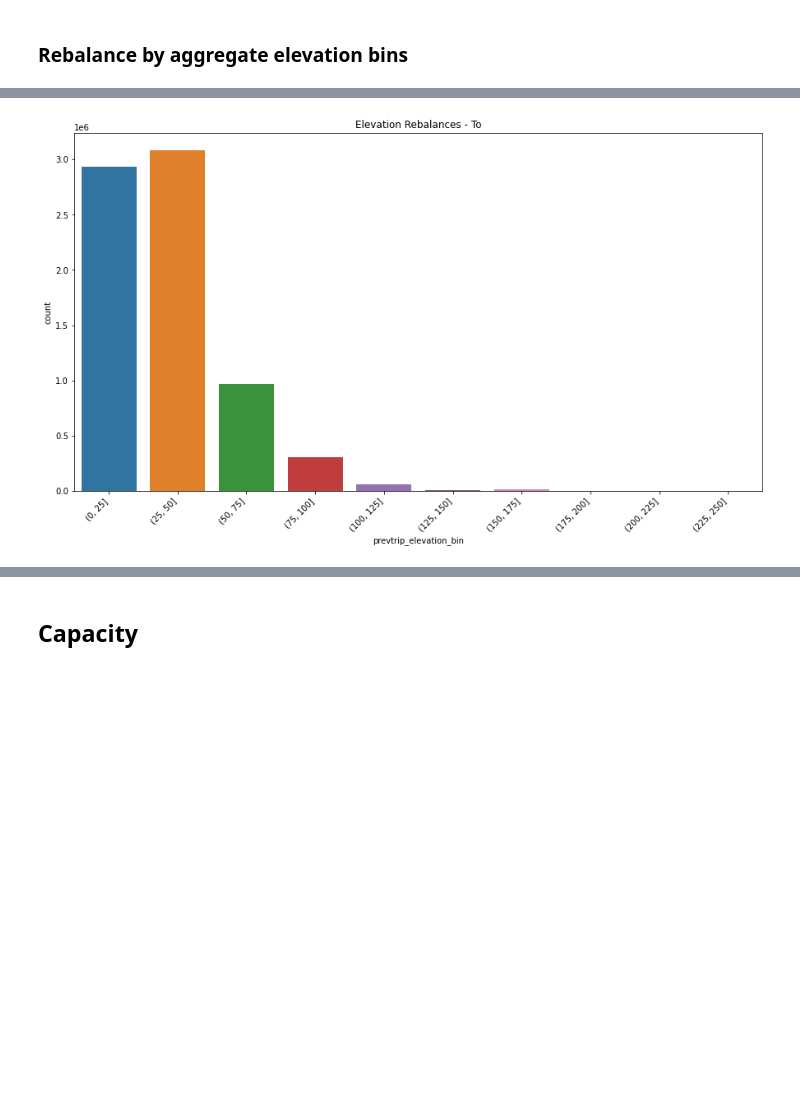
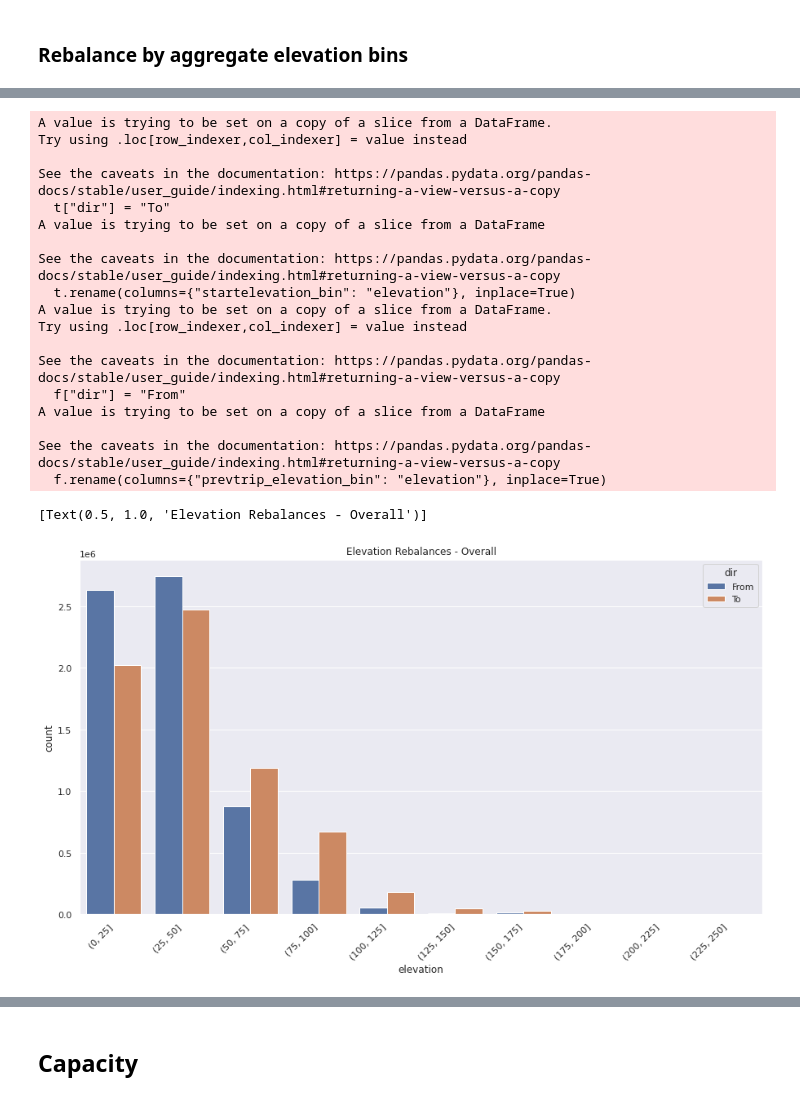
Before and after one commit to rishigoutam/citibike, a Jupyter notebook: eda/rebalance_eda.ipynb, the cells around one changed output, grey strips where cells are left out. Cells and saved outputs as stored; diff of their text form; code cells hidden in the pictures; blank space fills up the shorter version.

```diff
--- a/eda/rebalance_eda.ipynb
+++ b/eda/rebalance_eda.ipynb
@@ -61,14 +58,13 @@ converting...
 ## Create Features
 # %%
 # date/time features
-rebal["rebal_dow"] = pd.DatetimeIndex(rebal["starttime"]).dayofweek
+rebal["rebal_dow"] = pd.DatetimeIndex(
+    rebal["starttime"]
+).dayofweek  # Monday = 0, Sunday = 6
 rebal["rebal_dom"] = pd.DatetimeIndex(rebal["starttime"]).day
 rebal["rebal_week"] = pd.DatetimeIndex(rebal["starttime"]).week
 rebal["rebal_month"] = pd.DatetimeIndex(rebal["starttime"]).month
 rebal["rebal_year"] = pd.DatetimeIndex(rebal["starttime"]).year
-rebal["rebal_time_hr"] = (rebal.starttime - rebal.prevtrip_stoptime) / np.timedelta64(
-    1, "h"
-)
 
 # elevation features
 rebal["rebal_elev_change"] = rebal.startelevation_ft - rebal.prevtrip_elevation_ft
@@ -318,9 +323,39 @@ plt.show()
 # %%
-# rebalances from elevation (binned)
+# rebalances to & from (binned)
+
+
+# change axis to millions (see temporal)
+
+
+t = rebal[["startelevation_bin"]]
+t["dir"] = "To"
+t.rename(columns={"startelevation_bin": "elevation"}, inplace=True)
+f = rebal[["prevtrip_elevation_bin"]]
+f["dir"] = "From"
+f.rename(columns={"prevtrip_elevation_bin": "elevation"}, inplace=True)
+g = pd.concat([f, t], axis=0)
 plt.figure(figsize=(15, 8))
-x = sns.countplot(x=rebal.prevtrip_elevation_bin)
+x = sns.countplot(x=g.elevation, hue=g.dir)
 x.set_xticklabels(x.get_xticklabels(), rotation=45, horizontalalignment="right")
-x.set(title="Elevation Rebalances - To")
-plt.show()
+x.set(title="Elevation Rebalances - Overall")
 # %% [output]
+A value is trying to be set on a copy of a slice from a DataFrame.
+Try using .loc[row_indexer,col_indexer] = value instead
+
+See the caveats in the documentation: https://pandas.pydata.org/pandas-docs/stable/user_guide/indexing.html#returning-a-view-versus-a-copy
+  t["dir"] = "To"
+A value is trying to be set on a copy of a slice from a DataFrame
+
+See the caveats in the documentation: https://pandas.pydata.org/pandas-docs/stable/user_guide/indexing.html#returning-a-view-versus-a-copy
+  t.rename(columns={"startelevation_bin": "elevation"}, inplace=True)
+A value is trying to be set on a copy of a slice from a DataFrame.
+Try using .loc[row_indexer,col_indexer] = value instead
+
+See the caveats in the documentation: https://pandas.pydata.org/pandas-docs/stable/user_guide/indexing.html#returning-a-view-versus-a-copy
+  f["dir"] = "From"
+A value is trying to be set on a copy of a slice from a DataFrame
+
+See the caveats in the documentation: https://pandas.pydata.org/pandas-docs/stable/user_guide/indexing.html#returning-a-view-versus-a-copy
+  f.rename(columns={"prevtrip_elevation_bin": "elevation"}, inplace=True)
+[Text(0.5, 1.0, 'Elevation Rebalances - Overall')]
-[figure, old version]
+[figure, new version]
```
Also changed, not shown: parts of 80 cells of this notebook, 1 other file.
